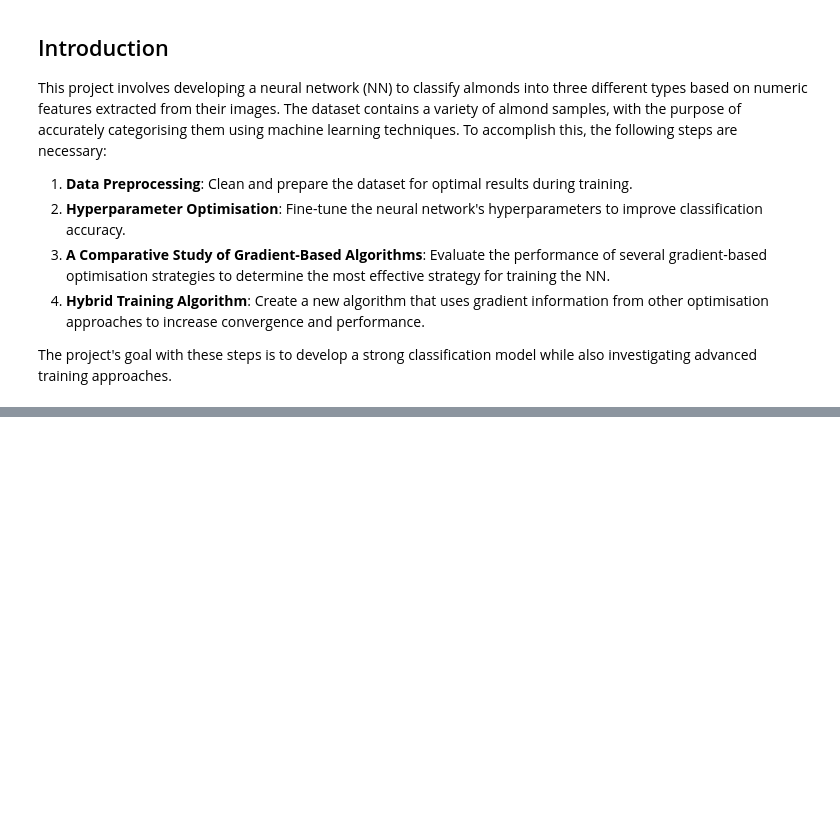
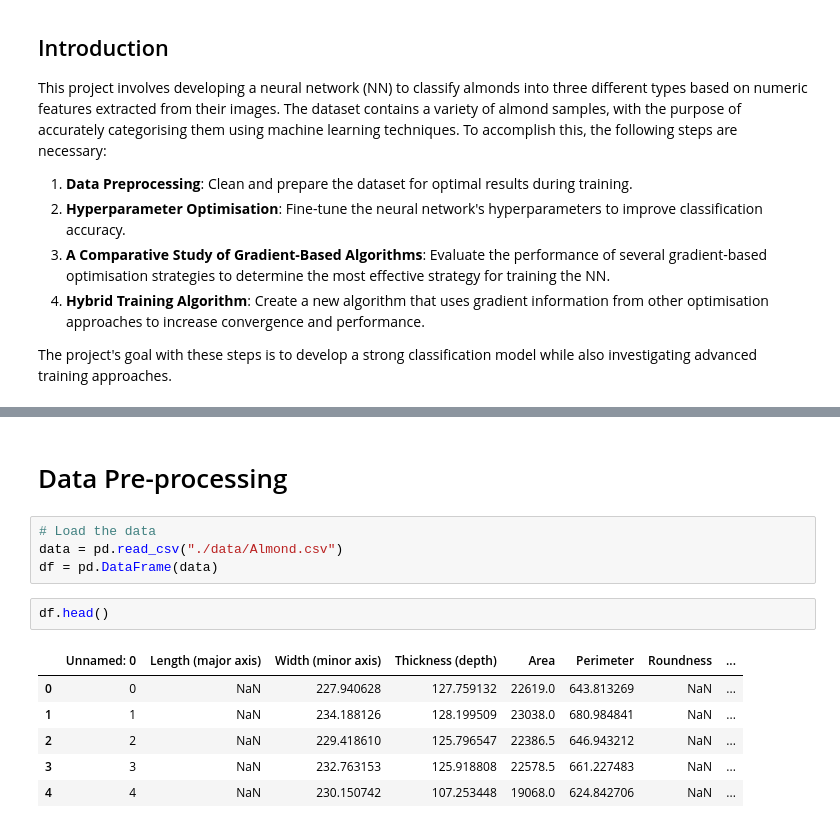
Before and after one commit to 08Arno30/COS711-A2, a Jupyter notebook: src/u21457451_COS711_A2.ipynb, the cells around one changed output, grey strips where cells are left out. Saved outputs shown, nothing was run; the diff lists cells and outputs as text; blank space fills up the shorter version.

```diff
--- a/src/u21457451_COS711_A2.ipynb
+++ b/src/u21457451_COS711_A2.ipynb
@@ -15,0 +51,15 @@ The project's goal with these steps is to develop a strong classification model
+# %% [markdown]
+# Data Pre-processing
+# %%
+# Load the data
+data = pd.read_csv("./data/Almond.csv")
+df = pd.DataFrame(data)
+# %%
+df.head()
+# %% [output]
+|  | Unnamed: 0 | Length (major axis) | Width (minor axis) | Thickness (depth) | Area | Perimeter | Roundness | ... |
+| 0 | 0 | NaN | 227.940628 | 127.759132 | 22619.0 | 643.813269 | NaN | ... |
+| 1 | 1 | NaN | 234.188126 | 128.199509 | 23038.0 | 680.984841 | NaN | ... |
+| 2 | 2 | NaN | 229.418610 | 125.796547 | 22386.5 | 646.943212 | NaN | ... |
+| 3 | 3 | NaN | 232.763153 | 125.918808 | 22578.5 | 661.227483 | NaN | ... |
+| 4 | 4 | NaN | 230.150742 | 107.253448 | 19068.0 | 624.842706 | NaN | ... |
```
Also changed, not shown: parts of 28 cells of this notebook.
